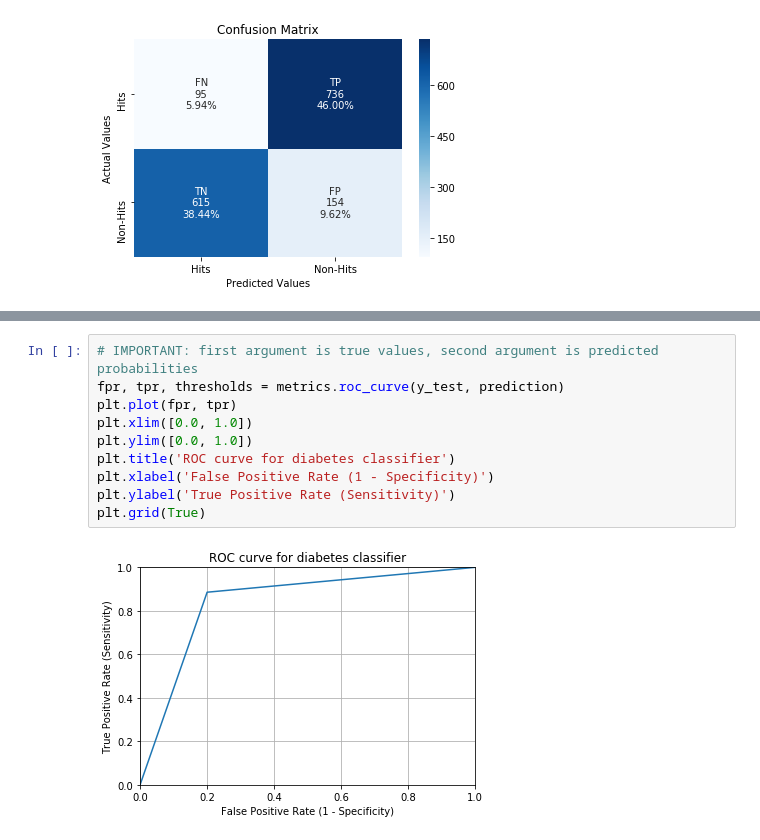
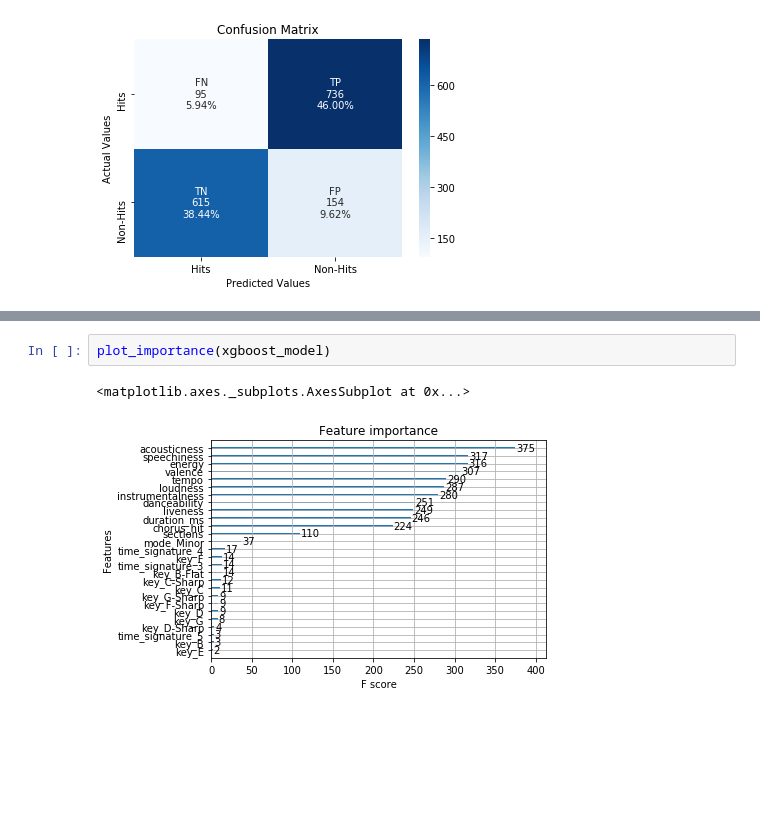
Before and after one commit to jacksonbull87/Hit-Classification, a Jupyter notebook: Predicting a Hit - 2010s.ipynb, the cells around one changed output, grey strips where cells are left out. Cells and saved outputs as stored; diff of their text form; blank space fills up the shorter version.

```diff
--- a/Predicting a Hit - 2010s.ipynb
+++ b/Predicting a Hit - 2010s.ipynb
@@ -716,12 +704,5 @@ Note: you may need to restart the kernel to use updated packages.
-# %%
-# IMPORTANT: first argument is true values, second argument is predicted probabilities
-fpr, tpr, thresholds = metrics.roc_curve(y_test, prediction)
-plt.plot(fpr, tpr)
-plt.xlim([0.0, 1.0])
-plt.ylim([0.0, 1.0])
-plt.title('ROC curve for diabetes classifier')
-plt.xlabel('False Positive Rate (1 - Specificity)')
-plt.ylabel('True Positive Rate (Sensitivity)')
-plt.grid(True)
-# %% [output]
-[figure, removed]
+# %%
+plot_importance(xgboost_model)
+# %% [output]
+<matplotlib.axes._subplots.AxesSubplot at 0x...>
+[figure, added]
```
Also changed, not shown: parts of 4 cells of this notebook, 2 other files.
